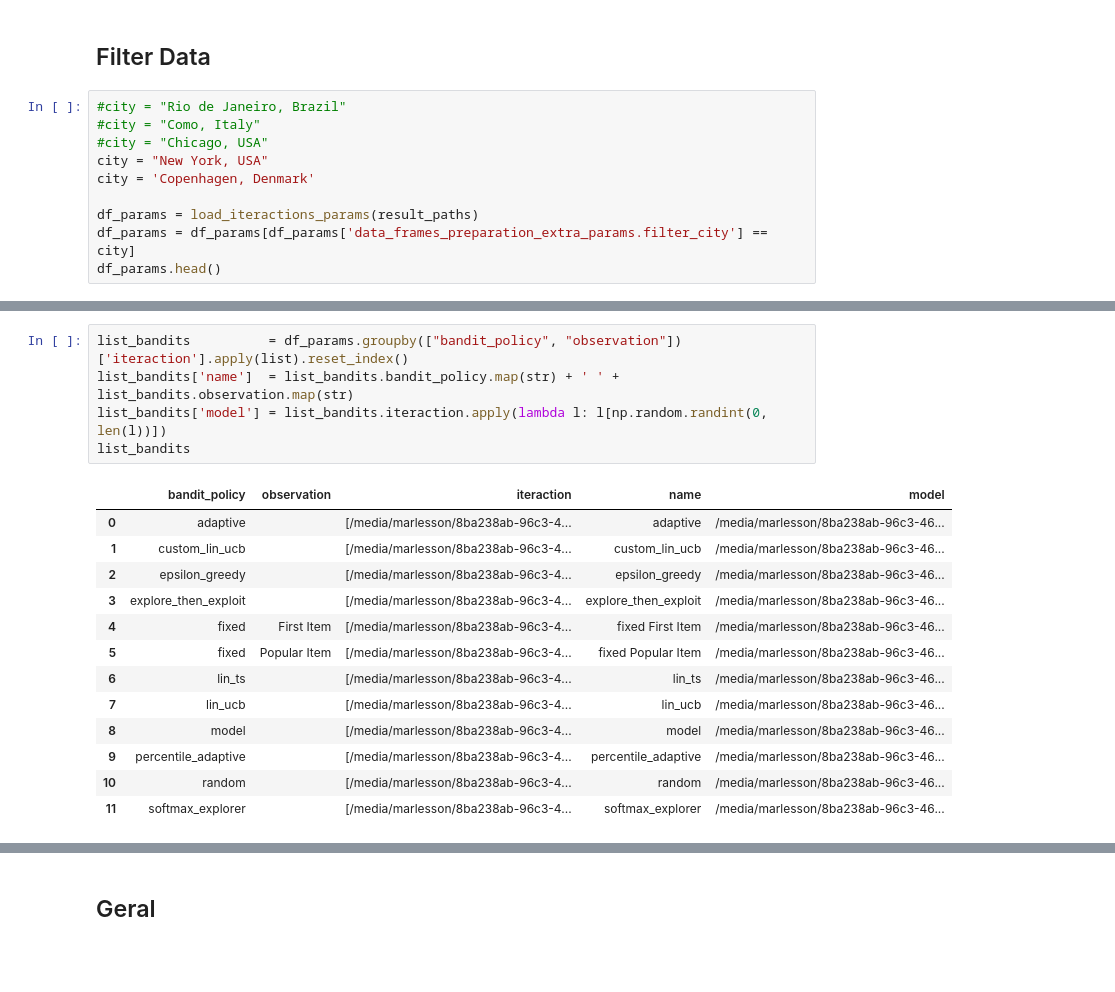
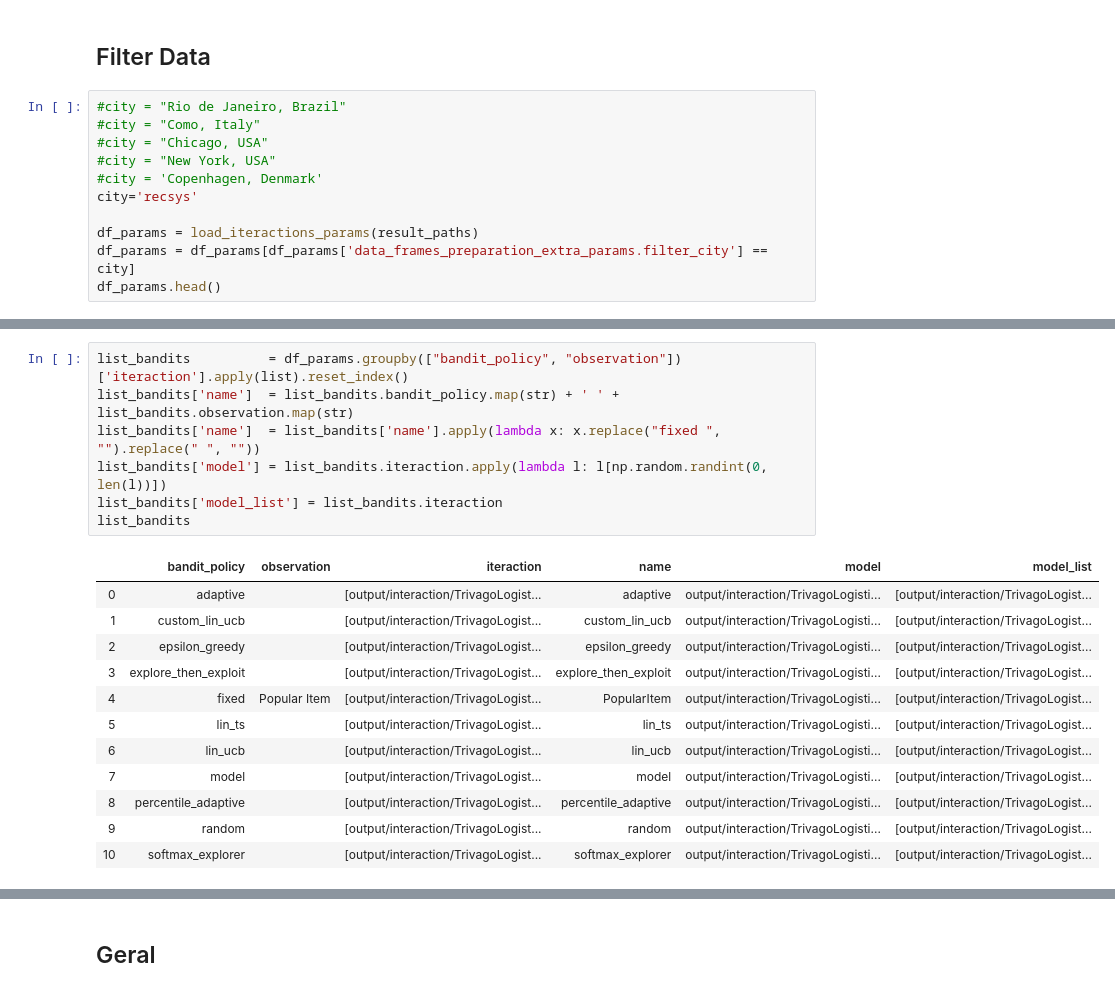
Before and after one commit to deeplearningbrasil/mars-gym, a Jupyter notebook: Resultados.ipynb, the cells around one changed output, grey strips where cells are left out. Drawn from its saved outputs; the diff is of its cells as text; blank space fills up the shorter version.

```diff
--- a/Resultados.ipynb
+++ b/Resultados.ipynb
@@ -147,8 +170,9 @@ result_paths
 #city = "Rio de Janeiro, Brazil"
 #city = "Como, Italy"
 #city = "Chicago, USA"
-city = "New York, USA"
-city = 'Copenhagen, Denmark'
+#city = "New York, USA"
+#city = 'Copenhagen, Denmark'
+city='recsys'
 
 df_params = load_iteractions_params(result_paths)
 df_params = df_params[df_params['data_frames_preparation_extra_params.filter_city'] == city]
@@ -170,19 +215,20 @@ To retain the current behavior and silence the warning, pass 'sort=True'.
 # %%
 list_bandits          = df_params.groupby(["bandit_policy", "observation"])['iteraction'].apply(list).reset_index()
 list_bandits['name']  = list_bandits.bandit_policy.map(str) + ' ' + list_bandits.observation.map(str)
+list_bandits['name']  = list_bandits['name'].apply(lambda x: x.replace("fixed ", "").replace(" ", ""))
 list_bandits['model'] = list_bandits.iteraction.apply(lambda l: l[np.random.randint(0, len(l))])
+list_bandits['model_list'] = list_bandits.iteraction
 list_bandits
 # %% [output]
-|  | bandit_policy | observation | iteraction | name | model |
-| 0 | adaptive |  | [/media/marlesson/8ba238ab-96c3-4... | adaptive | /media/marlesson/8ba238ab-96c3-46... |
-| 1 | custom_lin_ucb |  | [/media/marlesson/8ba238ab-96c3-4... | custom_lin_ucb | /media/marlesson/8ba238ab-96c3-46... |
-| 2 | epsilon_greedy |  | [/media/marlesson/8ba238ab-96c3-4... | epsilon_greedy | /media/marlesson/8ba238ab-96c3-46... |
-| 3 | explore_then_exploit |  | [/media/marlesson/8ba238ab-96c3-4... | explore_then_exploit | /media/marlesson/8ba238ab-96c3-46... |
-| 4 | fixed | First Item | [/media/marlesson/8ba238ab-96c3-4... | fixed First Item | /media/marlesson/8ba238ab-96c3-46... |
-| 5 | fixed | Popular Item | [/media/marlesson/8ba238ab-96c3-4... | fixed Popular Item | /media/marlesson/8ba238ab-96c3-46... |
-| 6 | lin_ts |  | [/media/marlesson/8ba238ab-96c3-4... | lin_ts | /media/marlesson/8ba238ab-96c3-46... |
-| 7 | lin_ucb |  | [/media/marlesson/8ba238ab-96c3-4... | lin_ucb | /media/marlesson/8ba238ab-96c3-46... |
-| 8 | model |  | [/media/marlesson/8ba238ab-96c3-4... | model | /media/marlesson/8ba238ab-96c3-46... |
-| 9 | percentile_adaptive |  | [/media/marlesson/8ba238ab-96c3-4... | percentile_adaptive | /media/marlesson/8ba238ab-96c3-46... |
-| 10 | random |  | [/media/marlesson/8ba238ab-96c3-4... | random | /media/marlesson/8ba238ab-96c3-46... |
-| 11 | softmax_explorer |  | [/media/marlesson/8ba238ab-96c3-4... | softmax_explorer | /media/marlesson/8ba238ab-96c3-46... |
+|  | bandit_policy | observation | iteraction | name | model | model_list |
+| 0 | adaptive |  | [output/interaction/TrivagoLogist... | adaptive | output/interaction/TrivagoLogisti... | [output/interaction/TrivagoLogist... |
+| 1 | custom_lin_ucb |  | [output/interaction/TrivagoLogist... | custom_lin_ucb | output/interaction/TrivagoLogisti... | [output/interaction/TrivagoLogist... |
+| 2 | epsilon_greedy |  | [output/interaction/TrivagoLogist... | epsilon_greedy | output/interaction/TrivagoLogisti... | [output/interaction/TrivagoLogist... |
+| 3 | explore_then_exploit |  | [output/interaction/TrivagoLogist... | explore_then_exploit | output/interaction/TrivagoLogisti... | [output/interaction/TrivagoLogist... |
+| 4 | fixed | Popular Item | [output/interaction/TrivagoLogist... | PopularItem | output/interaction/TrivagoLogisti... | [output/interaction/TrivagoLogist... |
+| 5 | lin_ts |  | [output/interaction/TrivagoLogist... | lin_ts | output/interaction/TrivagoLogisti... | [output/interaction/TrivagoLogist... |
+| 6 | lin_ucb |  | [output/interaction/TrivagoLogist... | lin_ucb | output/interaction/TrivagoLogisti... | [output/interaction/TrivagoLogist... |
+| 7 | model |  | [output/interaction/TrivagoLogist... | model | output/interaction/TrivagoLogisti... | [output/interaction/TrivagoLogist... |
+| 8 | percentile_adaptive |  | [output/interaction/TrivagoLogist... | percentile_adaptive | output/interaction/TrivagoLogisti... | [output/interaction/TrivagoLogist... |
+| 9 | random |  | [output/interaction/TrivagoLogist... | random | output/interaction/TrivagoLogisti... | [output/interaction/TrivagoLogist... |
+| 10 | softmax_explorer |  | [output/interaction/TrivagoLogist... | softmax_explorer | output/interaction/TrivagoLogisti... | [output/interaction/TrivagoLogist... |
```
Also changed, not shown: parts of 87 cells of this notebook, 9 other files.
